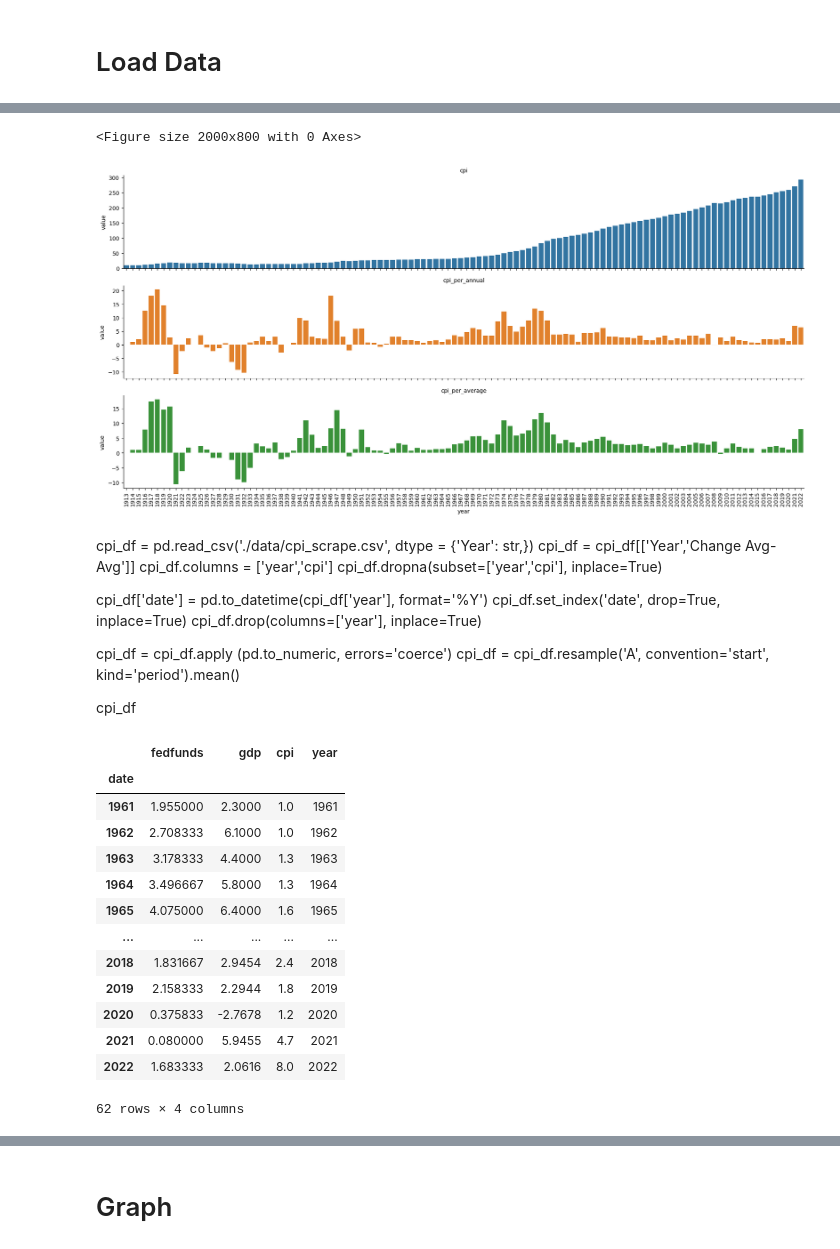
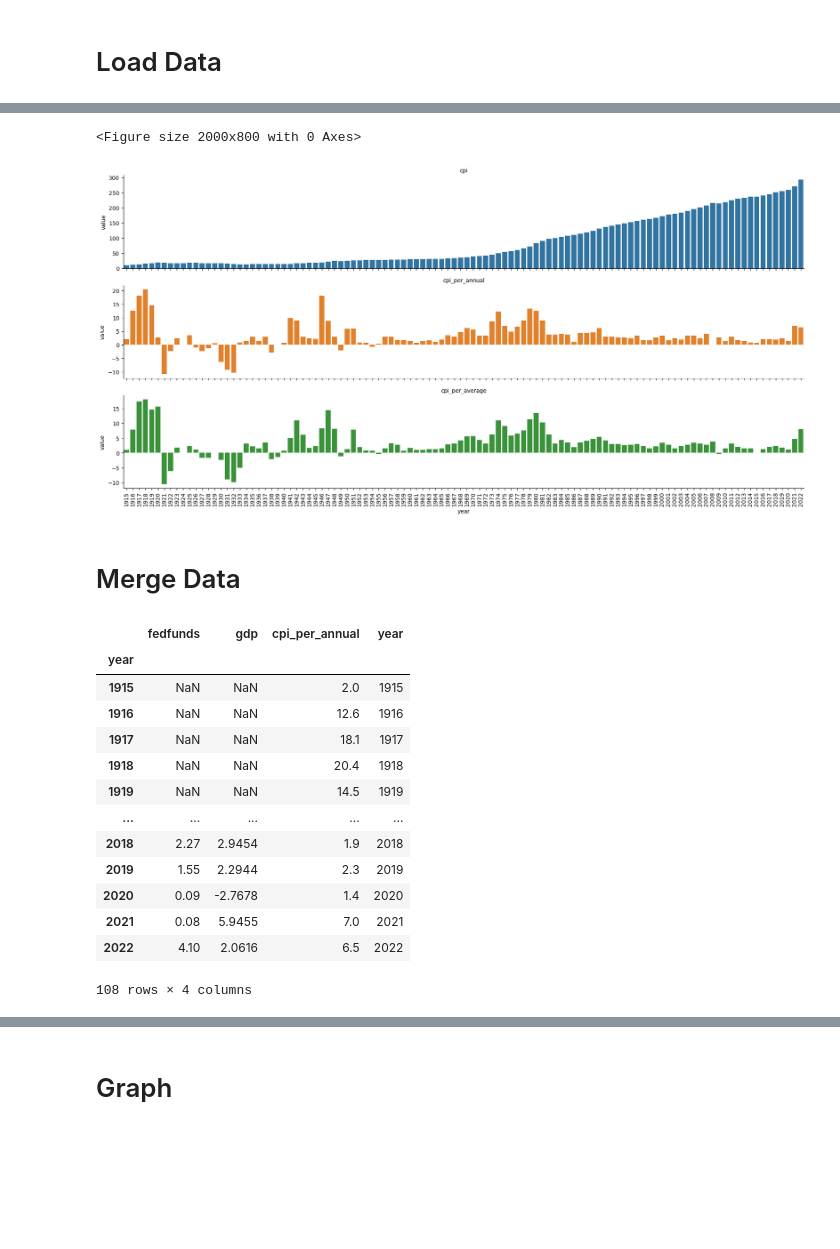
Before and after one commit to dsimband/DATA618, a Jupyter notebook: DATA618_W2-Portfolio_Management.ipynb, the cells around one changed output, grey strips where cells are left out. Saved outputs shown, nothing was run; the diff lists cells and outputs as text; code cells hidden in the pictures; blank space fills up the shorter version.

```diff
--- a/DATA618_W2-Portfolio_Management.ipynb
+++ b/DATA618_W2-Portfolio_Management.ipynb
@@ -30,5 +20,14 @@ def percent_change(values):
 # %%
 fed_df = pd.read_csv('./data/FEDFUNDS.csv', parse_dates=['DATE'])
 fed_df.columns = ['date','fedfunds']
+fed_df['year'] = fed_df['date'].dt.year
+fed_df['month'] = fed_df['date'].dt.month
+fed_df = fed_df[fed_df['month'] == 12]
+
+fed_df['fedfunds_per_annual'] = round(fed_df['fedfunds'].pct_change(),4) * 100
+
+fed_df.drop(labels=['date','month'], inplace=True, axis=1)
+fed_df.set_index('year', drop=True, inplace=True)
+
 fed_df
 # %% [output]
@@ -48,5 +47,0 @@ fed_df
-# %%
-
-fed_df.set_index('date', drop=True, inplace=True)
-fed_df = fed_df.resample('A', convention='start', kind='period').mean()
-fed_df
@@ -89,0 +87,7 @@ gdp_df
+# %%
+gdp_df = pd.read_csv('./data/united-states-gdp-growth-rate.csv', skiprows=16, parse_dates=['date'])
+gdp_df['year'] = gdp_df['date'].dt.year
+gdp_df.columns = ['date','gdp','gdp_per_annual','remove','year']
+gdp_df.drop(labels=['remove','date'], inplace=True, axis=1)
+gdp_df.set_index('year', drop=True, inplace=True)
+gdp_df
@@ -92,8 +167,16 @@ cpi_df = pd.read_csv('./data/cpi_scrape.csv', dtype = {'Year': float,})
 cpi_df = cpi_df[['Year','Annual Avg','Percent Change Annual','Percent Change Avg']]
 cpi_df.columns = ['year','cpi','cpi_per_annual','cpi_per_average']
 cpi_df = cpi_df[:-3]
+cpi_df = cpi_df[1:]
 cpi_df['year'] = cpi_df['year'].astype('int')
+cpi_df['cpi_per_annual'] = cpi_df['cpi_per_annual'].astype('float')
+cpi_df['cpi_per_average'] = cpi_df['cpi_per_average'].astype('float')
 cpi_df.set_index('year', drop=True, inplace=True)
+cpi_df = cpi_df[1:]
+#cpi_df.dropna(subset=['cpi_per_annual','cpi_per_average'],inplace=True)
+
+#long_df['value'] = pd.to_numeric(long_df['value'], errors='coerce')
+
 cpi_df
 # %% [output]
 |  | cpi | cpi_per_annual | cpi_per_average |
@@ -138,42 +224,31 @@ g = sns.FacetGrid(long_df, col='variable', hue='variable',
 
 g.set_titles(col_template="{col_name}", row_template="{row_name}")
 g.tick_params(axis='x', labelrotation=90)
-g.map_dataframe(sns.barplot, y="value", x='year')
+g.map_dataframe(sns.barplot, y="value", x="year")
 
 plt.show()
 # %% [output]
 <Figure size 2000x800 with 0 Axes>
-[figure, old version]
+[figure, new version]
-# %% [markdown]
-cpi_df = pd.read_csv('./data/cpi_scrape.csv', dtype = {'Year': str,})
-cpi_df = cpi_df[['Year','Change Avg-Avg']]
-cpi_df.columns = ['year','cpi']
-cpi_df.dropna(subset=['year','cpi'], inplace=True)
-
-cpi_df['date'] = pd.to_datetime(cpi_df['year'], format='%Y')
-cpi_df.set_index('date', drop=True, inplace=True)
-cpi_df.drop(columns=['year'], inplace=True)
-
-cpi_df = cpi_df.apply (pd.to_numeric, errors='coerce')
-cpi_df = cpi_df.resample('A', convention='start', kind='period').mean()
-
-cpi_df
+# %% [markdown]
+# Merge Data
 # %%
-merge_df = fed_df.merge(gdp_df,how ='inner', left_index=True, right_index=True).merge(cpi_df,how ='inner', left_index=True, right_index=True)
-merge_df['year'] = merge_df.index.year
+merge_df = fed_df.merge(gdp_df,how ='outer', left_index=True, right_index=True).merge(cpi_df,how ='outer', left_index=True, right_index=True)
+merge_df = merge_df[['fedfunds','gdp','cpi_per_annual']]
+merge_df['year'] = merge_df.index
 merge_df
 # %% [output]
-|  | fedfunds | gdp | cpi | year |
-| date |  |  |  |  |
-| 1961 | 1.955000 | 2.3000 | 1.0 | 1961 |
-| 1962 | 2.708333 | 6.1000 | 1.0 | 1962 |
-| 1963 | 3.178333 | 4.4000 | 1.3 | 1963 |
-| 1964 | 3.496667 | 5.8000 | 1.3 | 1964 |
-| 1965 | 4.075000 | 6.4000 | 1.6 | 1965 |
+|  | fedfunds | gdp | cpi_per_annual | year |
+| year |  |  |  |  |
+| 1915 | NaN | NaN | 2.0 | 1915 |
+| 1916 | NaN | NaN | 12.6 | 1916 |
+| 1917 | NaN | NaN | 18.1 | 1917 |
+| 1918 | NaN | NaN | 20.4 | 1918 |
+| 1919 | NaN | NaN | 14.5 | 1919 |
 | ... | ... | ... | ... | ... |
-| 2018 | 1.831667 | 2.9454 | 2.4 | 2018 |
-| 2019 | 2.158333 | 2.2944 | 1.8 | 2019 |
-| 2020 | 0.375833 | -2.7678 | 1.2 | 2020 |
-| 2021 | 0.080000 | 5.9455 | 4.7 | 2021 |
-| 2022 | 1.683333 | 2.0616 | 8.0 | 2022 |
+| 2018 | 2.27 | 2.9454 | 1.9 | 2018 |
+| 2019 | 1.55 | 2.2944 | 2.3 | 2019 |
+| 2020 | 0.09 | -2.7678 | 1.4 | 2020 |
+| 2021 | 0.08 | 5.9455 | 7.0 | 2021 |
+| 2022 | 4.10 | 2.0616 | 6.5 | 2022 |
-62 rows × 4 columns
+108 rows × 4 columns
```
Also changed, not shown: parts of 35 cells of this notebook, 3 other files.
